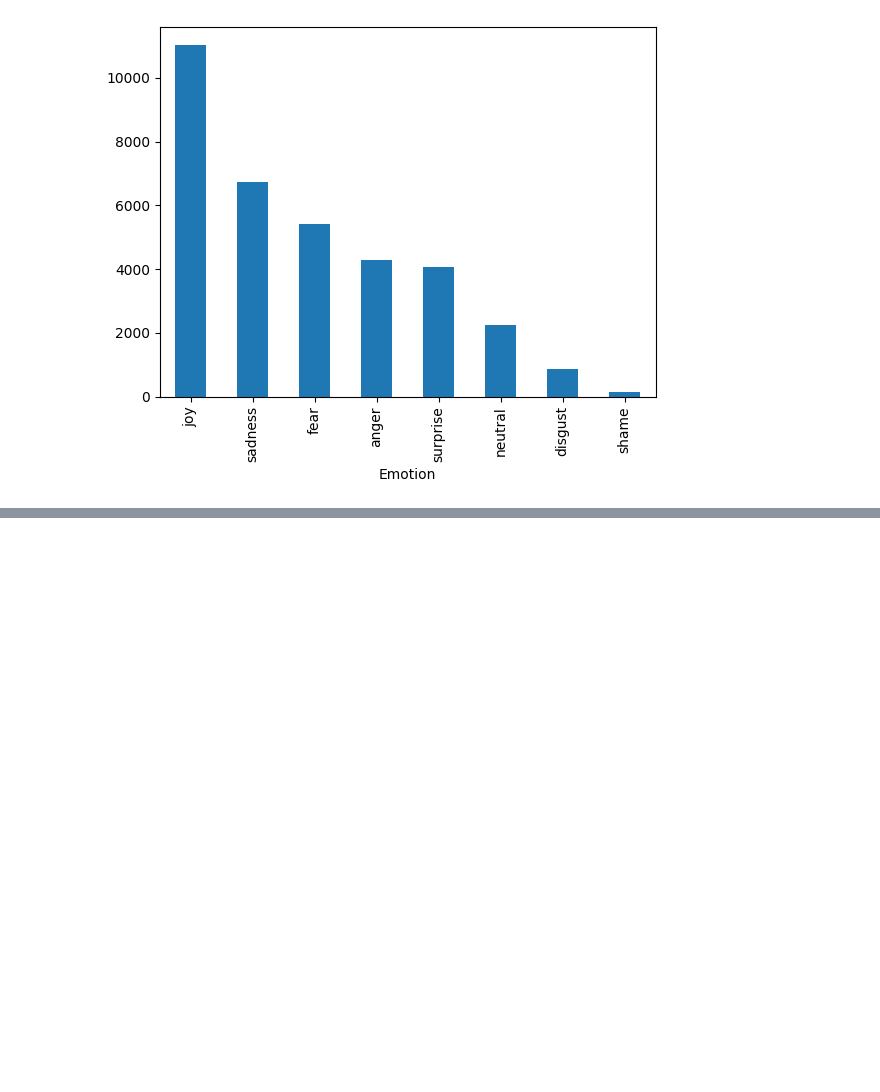
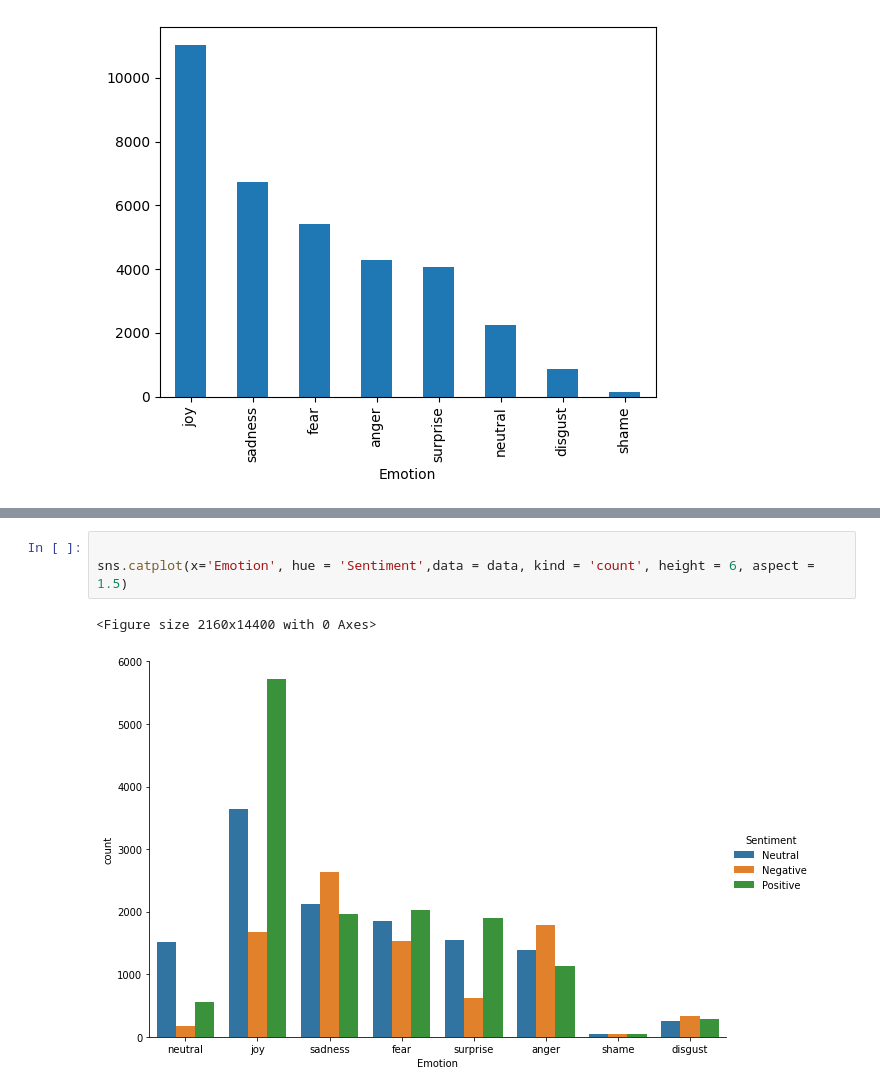
Before and after one commit to Mdsomratakbor/Machine-Learning, a Jupyter notebook: Emotion-Detection-of-Text/emotion-detection.ipynb, the cells around one changed output, grey strips where cells are left out. Drawn from its saved outputs; the diff is of its cells as text; blank space fills up the shorter version.

```diff
--- a/Emotion-Detection-of-Text/emotion-detection.ipynb
+++ b/Emotion-Detection-of-Text/emotion-detection.ipynb
@@ -73,0 +142,6 @@ from textblob import TextBlob
+# %%
+
+sns.catplot(x='Emotion', hue = 'Sentiment',data = data, kind = 'count', height = 6, aspect = 1.5)
+# %% [output]
+<Figure size 2160x14400 with 0 Axes>
+[figure, added]
```
Also changed, not shown: parts of 28 cells of this notebook.
